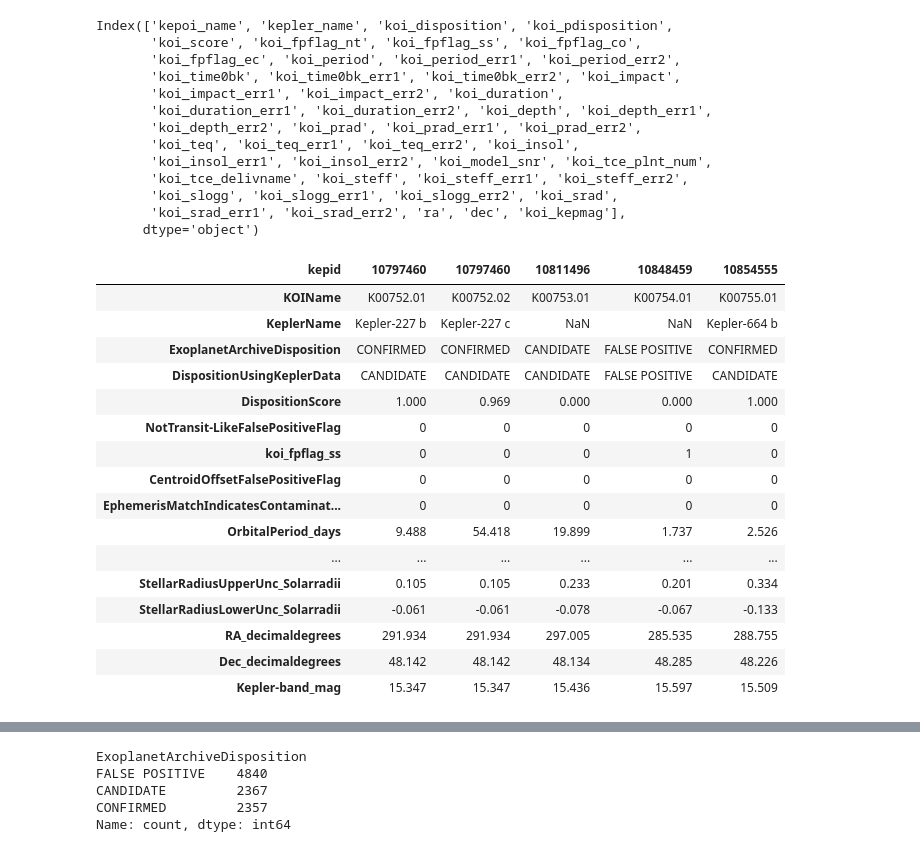
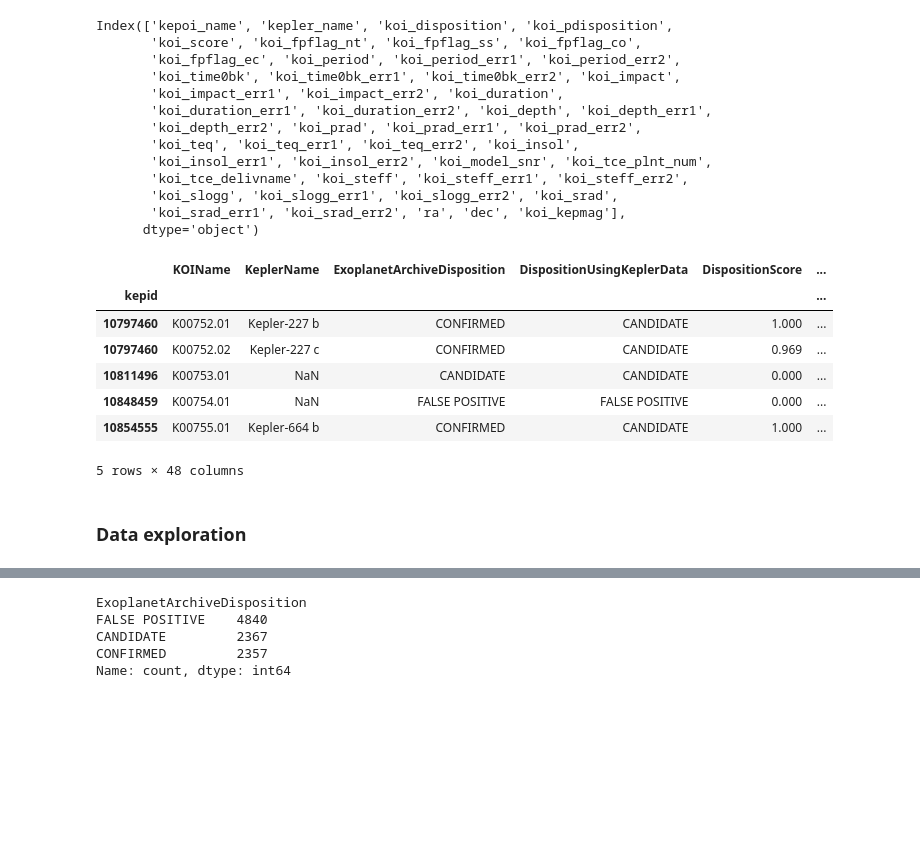
Before and after one commit to jezu1/ML_NASAProject, a Jupyter notebook: Import_clean_data.ipynb, the cells around one changed output, grey strips where cells are left out. Cells and saved outputs as stored; diff of their text form; code cells hidden in the pictures; blank space fills up the shorter version.

```diff
--- a/Import_clean_data.ipynb
+++ b/Import_clean_data.ipynb
@@ -94,8 +85,6 @@ Index(['kepoi_name', 'kepler_name', 'koi_disposition', 'koi_pdisposition',
       dtype='object')
 # %%
 #Rename df columns
-
-#rename columns
 df = df.rename(columns={'kepid':'KepID',
 'kepoi_name':'KOIName',
 'kepler_name':'KeplerName',
@@ -120,49 +109,42 @@ df = df.rename(columns={'kepid':'KepID',
 'koi_duration_err2':'TransitDurationLowerUnc_hrs',
 'koi_depth':'TransitDepth_ppm',
 'koi_depth_err1':'TransitDepthUpperUnc_ppm',
 'koi_depth_err2':'TransitDepthLowerUnc_ppm',
 'koi_prad':'PlanetaryRadius_Earthradii',
 'koi_prad_err1':'PlanetaryRadiusUpperUnc_Earthradii',
 'koi_prad_err2':'PlanetaryRadiusLowerUnc_Earthradii',
 'koi_teq':'EquilibriumTemperatureK',
 'koi_teq_err1':'EquilibriumTemperatureUpperUncK',
 'koi_teq_err2':'EquilibriumTemperatureLowerUncK',
 'koi_insol':'InsolationFlux_Earthflux',
 'koi_insol_err1':'InsolationFluxUpperUnc_Earthflux',
 'koi_insol_err2':'InsolationFluxLowerUnc_Earthflux',
 'koi_model_snr':'TransitSignal-to-Nois',
 'koi_tce_plnt_num':'TCEPlanetNumbe',
 'koi_tce_delivname':'TCEDeliver',
 'koi_steff':'StellarEffectiveTemperatureK',
 'koi_steff_err1':'StellarEffectiveTemperatureUpperUncK',
 'koi_steff_err2':'StellarEffectiveTemperatureLowerUncK',
 'koi_slogg':'StellarSurfaceGravity_log10(cm/s**2)',
 'koi_slogg_err1':'StellarSurfaceGravityUpperUnc_log10(cm/s**2)',
 'koi_slogg_err2':'StellarSurfaceGravityLowerUnc_log10(cm/s**2)',
 'koi_srad':'StellarRadius_Solarradii',
 'koi_srad_err1':'StellarRadiusUpperUnc_Solarradii',
 'koi_srad_err2':'StellarRadiusLowerUnc_Solarradii',
 'ra':'RA_decimaldegrees',
 'dec':'Dec_decimaldegrees',
 'koi_kepmag':'Kepler-band_mag'
 })
-df.head().T
+df.head()
 # %% [output]
-| kepid | 10797460 | 10797460 | 10811496 | 10848459 | 10854555 |
-| KOIName | K00752.01 | K00752.02 | K00753.01 | K00754.01 | K00755.01 |
-| KeplerName | Kepler-227 b | Kepler-227 c | NaN | NaN | Kepler-664 b |
-| ExoplanetArchiveDisposition | CONFIRMED | CONFIRMED | CANDIDATE | FALSE POSITIVE | CONFIRMED |
-| DispositionUsingKeplerData | CANDIDATE | CANDIDATE | CANDIDATE | FALSE POSITIVE | CANDIDATE |
-| DispositionScore | 1.000 | 0.969 | 0.000 | 0.000 | 1.000 |
-| NotTransit-LikeFalsePositiveFlag | 0 | 0 | 0 | 0 | 0 |
-| koi_fpflag_ss | 0 | 0 | 0 | 1 | 0 |
-| CentroidOffsetFalsePositiveFlag | 0 | 0 | 0 | 0 | 0 |
-| EphemerisMatchIndicatesContaminat... | 0 | 0 | 0 | 0 | 0 |
-| OrbitalPeriod_days | 9.488 | 54.418 | 19.899 | 1.737 | 2.526 |
-| ... | ... | ... | ... | ... | ... |
-| StellarRadiusUpperUnc_Solarradii | 0.105 | 0.105 | 0.233 | 0.201 | 0.334 |
-| StellarRadiusLowerUnc_Solarradii | -0.061 | -0.061 | -0.078 | -0.067 | -0.133 |
-| RA_decimaldegrees | 291.934 | 291.934 | 297.005 | 285.535 | 288.755 |
-| Dec_decimaldegrees | 48.142 | 48.142 | 48.134 | 48.285 | 48.226 |
-| Kepler-band_mag | 15.347 | 15.347 | 15.436 | 15.597 | 15.509 |
+|  | KOIName | KeplerName | ExoplanetArchiveDisposition | DispositionUsingKeplerData | DispositionScore | ... |
+| kepid |  |  |  |  |  | ... |
+| 10797460 | K00752.01 | Kepler-227 b | CONFIRMED | CANDIDATE | 1.000 | ... |
+| 10797460 | K00752.02 | Kepler-227 c | CONFIRMED | CANDIDATE | 0.969 | ... |
+| 10811496 | K00753.01 | NaN | CANDIDATE | CANDIDATE | 0.000 | ... |
+| 10848459 | K00754.01 | NaN | FALSE POSITIVE | FALSE POSITIVE | 0.000 | ... |
+| 10854555 | K00755.01 | Kepler-664 b | CONFIRMED | CANDIDATE | 1.000 | ... |
+5 rows × 48 columns
+# %% [markdown]
+### Data exploration
 # %%
```
Also changed, not shown: parts of 16 cells of this notebook.
